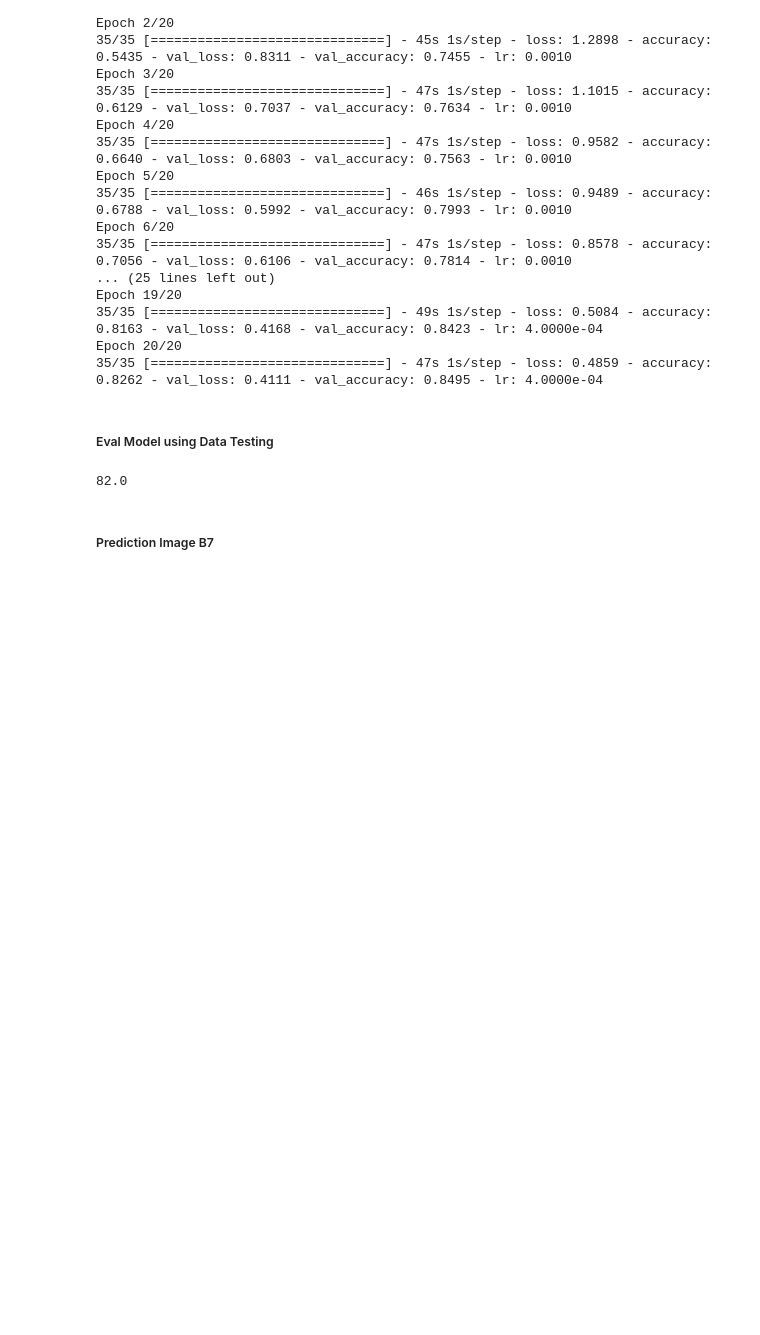
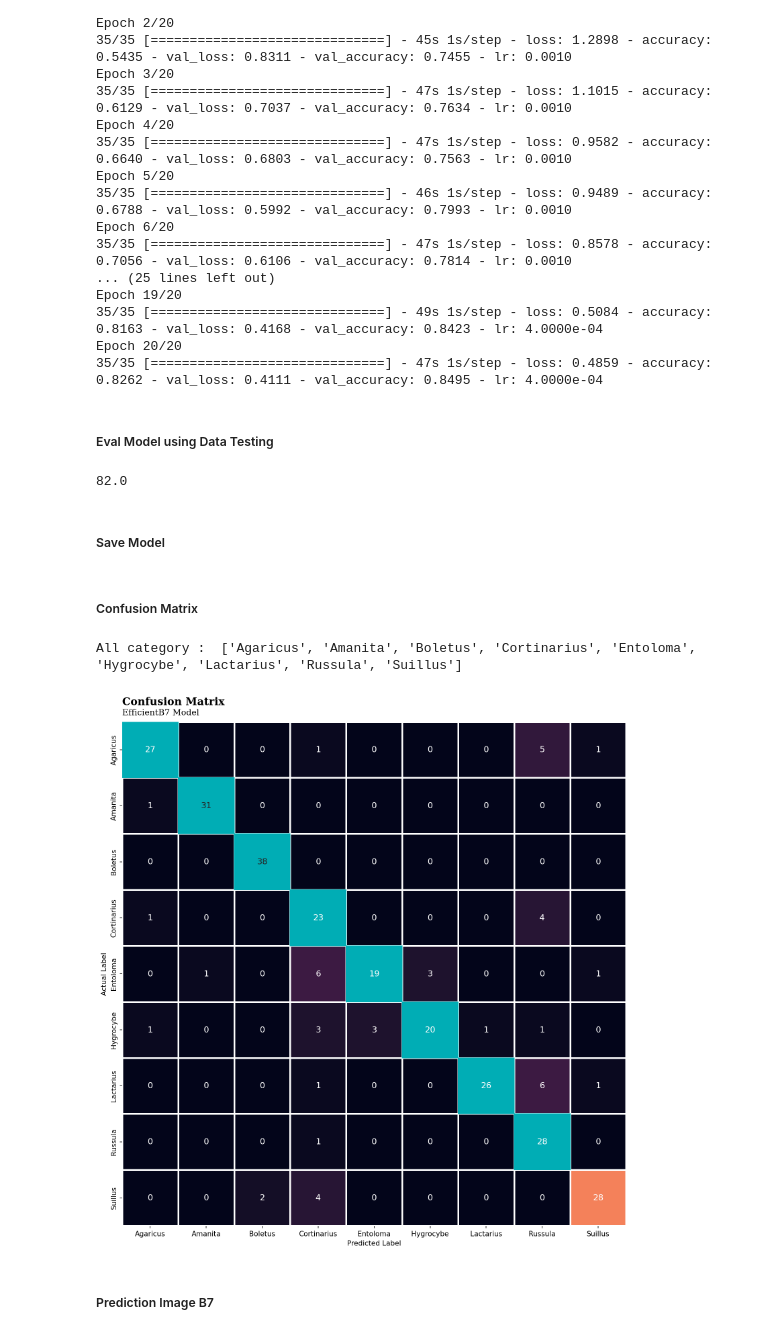
Before and after one commit to kandikaprima/MushCamp, a Jupyter notebook: EfficientNetB7.ipynb, the cells around one changed output. Drawn from its saved outputs; the diff is of its cells as text; code cells hidden in the pictures; blank space fills up the shorter version.

Commit message:
Add [Evaluation Model, Confusion Matrix, Prediction Code]

```diff
--- a/EfficientNetB7.ipynb
+++ b/EfficientNetB7.ipynb
@@ -148,3 +148,5 @@ B7_acc = round(B7_eval[1],2) * 100
 B7_acc
 # %% [output]
 82.0
+# %% [markdown]
+##### Save Model
@@ -151,3 +155,46 @@ B7_acc
+# %% [markdown]
+##### Confusion Matrix
+# %%
+import os
+
+class_names = os.listdir(trainPath)
+print('All category : ',class_names)
+# %% [output]
+All category :  ['Agaricus', 'Amanita', 'Boletus', 'Cortinarius', 'Entoloma', 'Hygrocybe', 'Lactarius', 'Russula', 'Suillus']
+# %%
+y_test = []
+y_pred = []
+
+for i in range(len(test_generator)) :
+    x,y = test_generator.next()
+    for j in range(len(y)) :
+        y_test.append(class_names[tf.argmax(y[j])])
+        y_pred.append(class_names[np.argmax(model_B7.predict(x[j][None,...],verbose=0))])
+# %%
+fig, ax = plt.subplots(figsize=(18, 13),dpi=150)
+cm = confusion_matrix(y_test, y_pred)
+
+colors = ["#393E46","#393E46"]
+
+ax.text(0,-0.3,'Confusion Matrix ',fontfamily='serif',fontsize=15,fontweight='bold')
+ax.text(0,-0.12,'EfficientB7 Model',fontfamily='serif',fontsize=12,fontweight='light')
+sns.heatmap(ax=ax, data=cm,
+            square=True, cbar_kws={"orientation": "horizontal"}, cbar=False,linewidth=1.5, annot=True,
+            annot_kws={"fontsize":12},fmt='')
+
+ax.set_xticklabels(class_names)
+ax.set_yticklabels(class_names)
+
+ax.set_ylabel("Actual Label",fontsize=10)
+ax.set_xlabel("Predicted Label",fontsize=10)
+
+from matplotlib.patches import Rectangle
+for i in range(0,8):
+    ax.add_patch(Rectangle((i, i), 1, 1, fill=True,color='#00ADB5'))
+
+plt.show()
+# %% [output]
+[figure, added]
 # %% [markdown]
 ##### Prediction Image B7
 # %%
```
Also changed, not shown: parts of 3 cells of this notebook.
